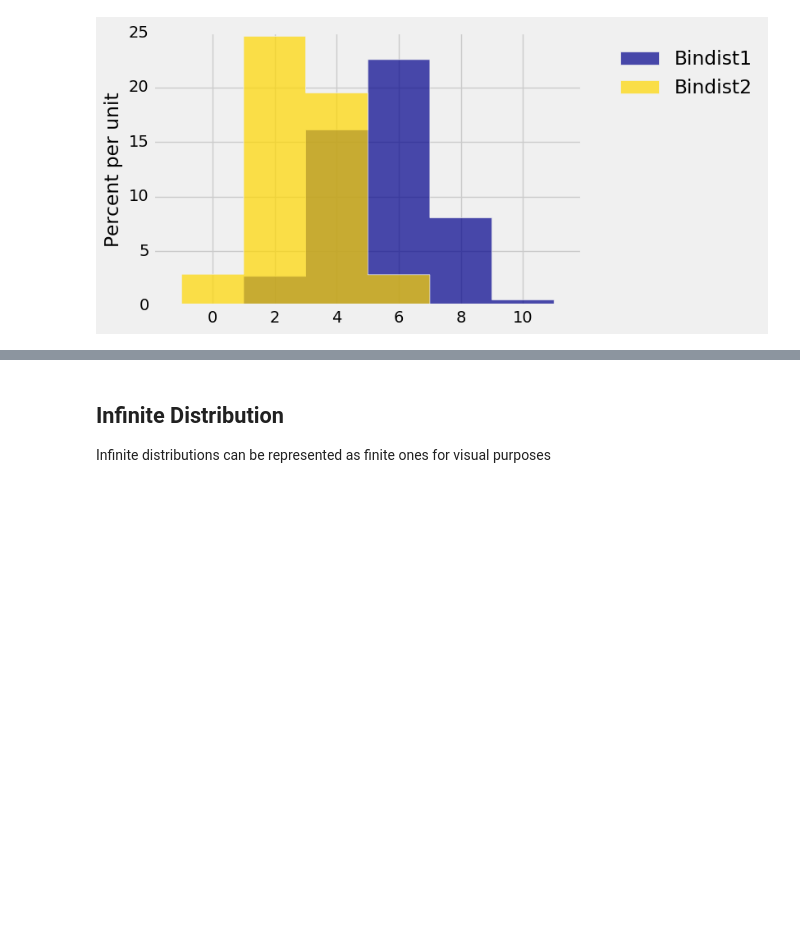
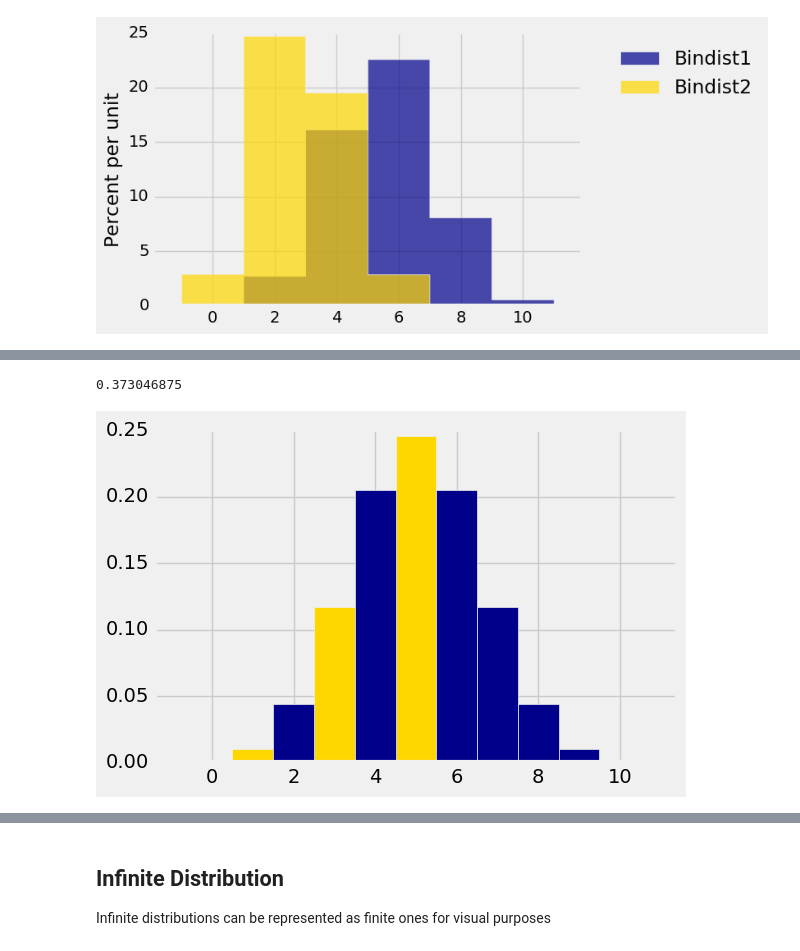
Before and after one commit to prob140/prob140, a Jupyter notebook: Examples.ipynb, the cells around one changed output, grey strips where cells are left out. Cells and saved outputs as stored; diff of their text form; code cells hidden in the pictures; blank space fills up the shorter version.

```diff
--- a/Examples.ipynb
+++ b/Examples.ipynb
@@ -110,0 +142,8 @@ plot("Bindist1", binDist, "Bindist2", binDist2, binWidth=2)
+# %%
+binDist.prob_event([1,3,5])
+# %% [output]
+0.373046875
+# %%
+binDist.plot_event([1,3,5])
+# %% [output]
+[figure, added]
```
Also changed, not shown: parts of 25 cells of this notebook, 2 other files.
